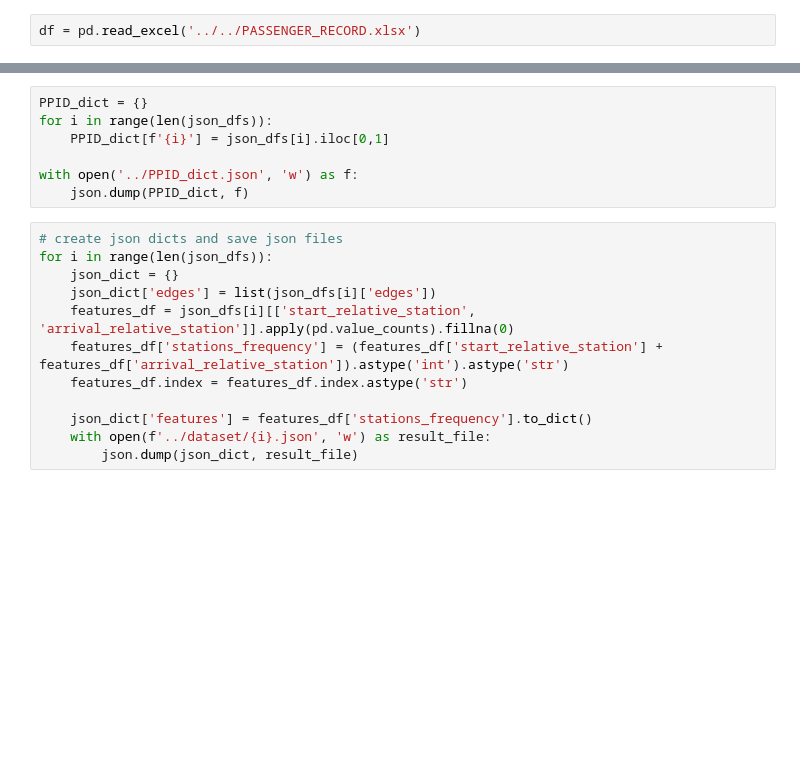
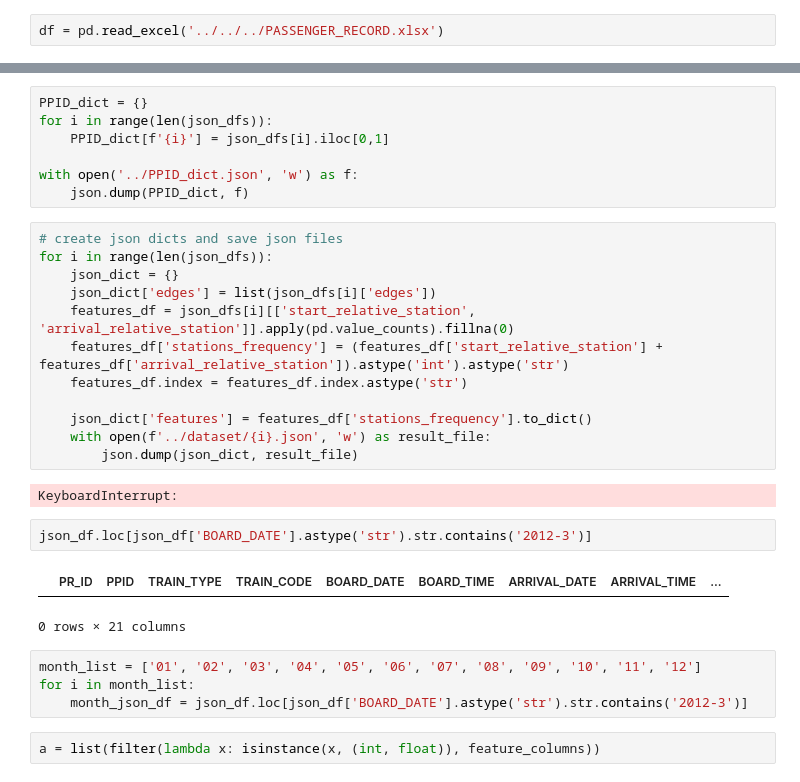
Before and after one commit to Rooooyy/data_mining, a Jupyter notebook: code_graph/src/preprocessing.ipynb, the cells around one changed output, grey strips where cells are left out. Drawn from its saved outputs; the diff is of its cells as text; blank space fills up the shorter version.

```diff
--- a/code_graph/src/preprocessing.ipynb
+++ b/code_graph/src/preprocessing.ipynb
@@ -5,5 +9,5 @@ import json
 # %%
-df = pd.read_excel('../../PASSENGER_RECORD.xlsx')
+df = pd.read_excel('../../../PASSENGER_RECORD.xlsx')
 # %%
 df
 # %% [output]
@@ -105,3 +109,16 @@ for i in range(len(json_dfs)):
     json_dict['features'] = features_df['stations_frequency'].to_dict()
     with open(f'../dataset/{i}.json', 'w') as result_file:
         json.dump(json_dict, result_file)
+# %% [output]
+KeyboardInterrupt:
+# %%
+json_df.loc[json_df['BOARD_DATE'].astype('str').str.contains('2012-3')]
+# %% [output]
+|  | PR_ID | PPID | TRAIN_TYPE | TRAIN_CODE | BOARD_DATE | BOARD_TIME | ARRIVAL_DATE | ARRIVAL_TIME | ... |
+0 rows × 21 columns
+# %%
+month_list = ['01', '02', '03', '04', '05', '06', '07', '08', '09', '10', '11', '12']
+for i in month_list:
+    month_json_df = json_df.loc[json_df['BOARD_DATE'].astype('str').str.contains('2012-3')]
+# %%
+a = list(filter(lambda x: isinstance(x, (int, float)), feature_columns))
```
Also changed, not shown: parts of 1 cell of this notebook, 2 other files.
